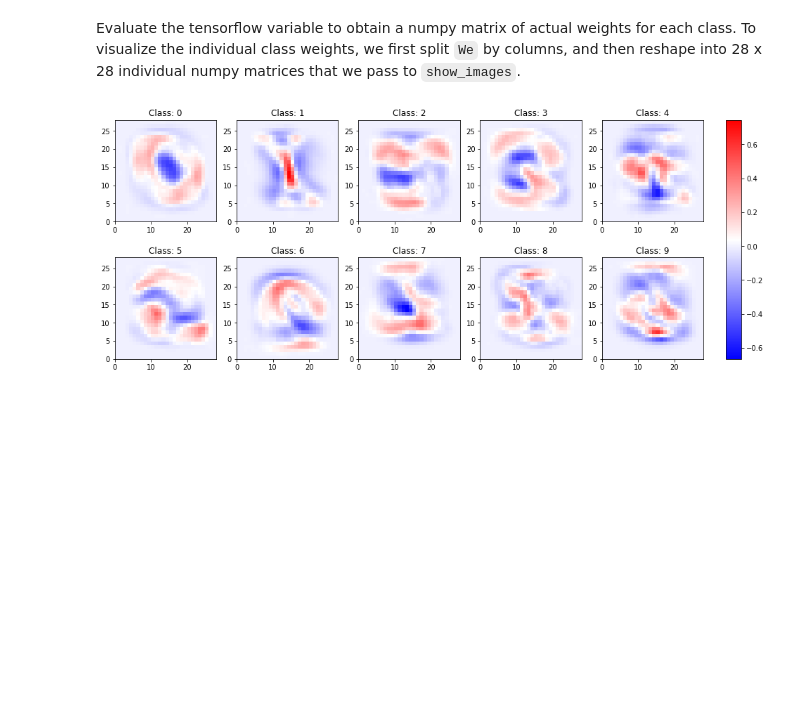
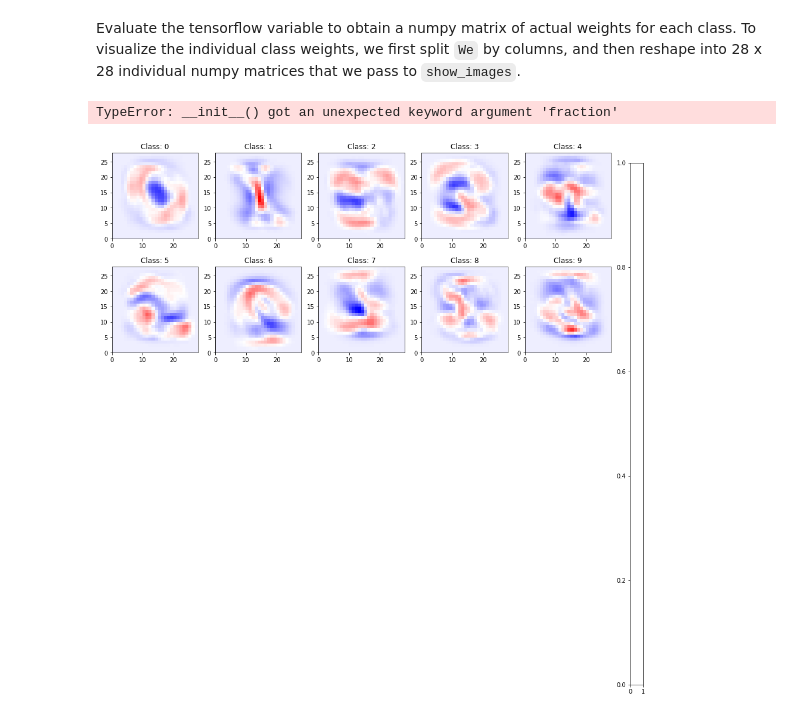
Before and after one commit to stofte/tf-playground, a Jupyter notebook: src/mnist_softmax.ipynb, the cells around one changed output. Cells and saved outputs as stored; diff of their text form; code cells hidden in the pictures; blank space fills up the shorter version.

```diff
--- a/src/mnist_softmax.ipynb
+++ b/src/mnist_softmax.ipynb
@@ -92,7 +90,12 @@ Evaluate the tensorflow variable to obtain a numpy matrix of actual weights for
 # %%
 We = W.eval()
 Wec = [np.reshape(x, (28, 28)) for x in np.hsplit(We, 10)]
 colorbar_pos = [0.93, 0.145, 0.02, 0.715]
-show_images(Wec, titles=['Class: {}'.format(n) for n in range(10)], figwidth=3, cols=2, colorbar=colorbar_pos)
+titles = ['Class: {}'.format(n) for n in range(10)]
+plot = MultiPlot()
+plot.data(Wec, titles)
+plot.render(15, 15, 5, colorbar_pos)
+# show_images(Wec, titles=, figwidth=3, cols=2, colorbar=colorbar_pos)
 # %% [output]
+TypeError: __init__() got an unexpected keyword argument 'fraction'
-[figure, old version]
+[figure, new version]
```
Also changed, not shown: parts of 7 cells of this notebook, 3 other files.
